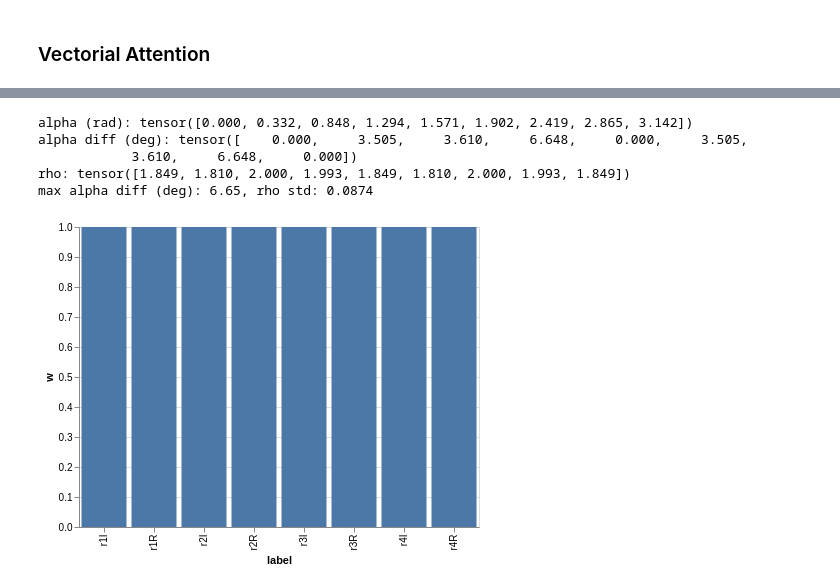
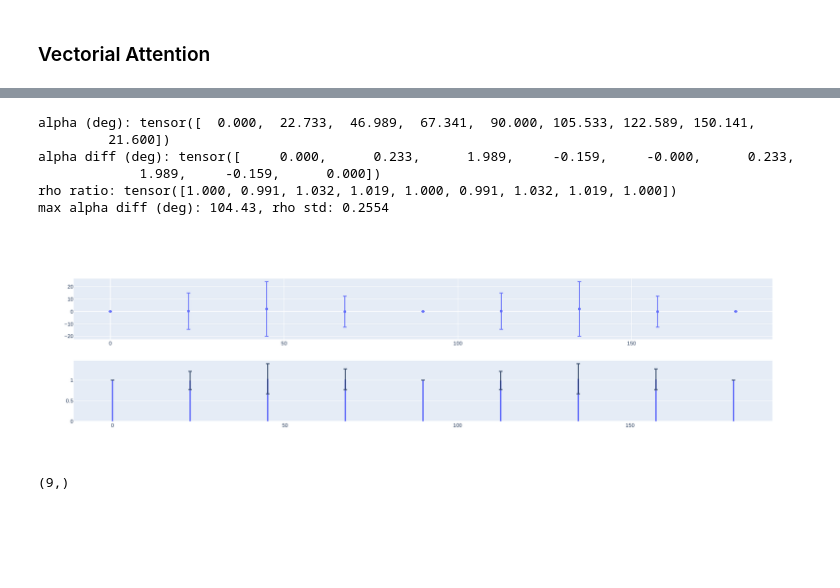
Before and after one commit to gabriel-lepetitaimon/steered-fcnn, a Jupyter notebook: notebooks/ImplementationCheck/OrientationAttention.ipynb, the cells around one changed output, grey strips where cells are left out. Saved outputs shown, nothing was run; the diff lists cells and outputs as text; code cells hidden in the pictures; blank space fills up the shorter version.

```diff
--- a/notebooks/ImplementationCheck/OrientationAttention.ipynb
+++ b/notebooks/ImplementationCheck/OrientationAttention.ipynb
@@ -28,7 +37,7 @@ torch.set_printoptions(precision=3, sci_mode=False)
 # %% [markdown]
 #### Generating a Directional Map
 # %%
-base = SteerableKernelBase.from_steerable(4, oversample=4)
+base = SteerableKernelBase.create_radial(5, oversample=4)
 # %%
 x = torch.linspace(-2,2,5)
 x,y = torch.meshgrid(x,x)
@@ -75,15 +107,19 @@ ortho_base = OrthoKernelBase.from_steerable(4, oversample=100)
 # %%
-w = torch.ones((1,1,8))#ortho_base.create_weights(1,1)
-v = ortho_base.ortho_conv2d(diamond_rot[:,None], w, padding='valid').squeeze()
+v = ortho_base.ortho_conv2d(diamond_rot[:,None], w, padding='valid')[...,0,1,1]
 alpha = torch.atan2(v[1], v[0])
 rho = torch.linalg.norm(v, dim=0)
-alpha_diff = abs(((alpha-alpha[0])%(2*np.pi))-torch.Tensor(alphas))*180/np.pi
+alpha_diff = as_angle(alpha-alpha[0,None]-torch.Tensor(alphas))*180/np.pi
+rho_ratio = rho/(rho[0,None]+1e-8)
 
-print('alpha (rad):', (alpha-alpha[0])%(2*np.pi))
+
+print('alpha (rad):', (alpha-alpha[0,None])%(2*np.pi))
 print('alpha diff (deg):', alpha_diff)
-print('rho:', rho)
+print('rho:', rho_ratio)
+print(f'max alpha diff (deg): {abs(alpha_diff).max():.2f}, rho std: {rho.std():.4f}')
 
-print(f'max alpha diff (deg): {alpha_diff.max():.2f}, rho std: {rho.std():.4f}')
-weights = pd.DataFrame(data=dict(w=w[0,0], label=ortho_base.kernels_label))
-alt.Chart(weights).mark_bar().encode(x='label:N', y='w:Q')
+fig = make_subplots(2)
+fig.add_trace(px.scatter(x=alphas*180/np.pi, y=alpha_diff).data[0], row=1, col=1)
+fig.add_trace(px.bar(x=alphas*180/np.pi, y=rho_ratio).data[0], row=2, col=1)
+fig.update_layout(height=500)
+fig.update_traces(row=2, width=0.5)
 # %% [output]
@@ -96,20 +132,30 @@ max alpha diff (deg): 0.03, rho std: 0.0666
 # %%
-w = torch.ones((1,1,8))#ortho_base.create_weights(1,1)
-v = ortho_base.ortho_conv2d(noise_rot[:,None], w, padding='valid').squeeze()
+# w = ortho_base.init_weights(1,1)
+v = ortho_base.ortho_conv2d(noise_rot.flatten(end_dim=1)[:, None], w, padding='valid')[...,1,1].reshape((2,9,noise_rot.shape[1]))#[...,5,None]
 alpha = torch.atan2(v[1], v[0])
 rho = torch.linalg.norm(v, dim=0)
-alpha_diff = abs(((alpha-alpha[0])%(2*np.pi))-torch.Tensor(alphas))*180/np.pi
+alpha_diff = as_angle(alpha-alpha[0,None]-torch.Tensor(alphas)[:,None,])*180/np.pi
+rho_ratio = rho/(rho[0,None]+1e-8)
 
-print('alpha (rad):', (alpha-alpha[0])%(2*np.pi))
-print('alpha diff (deg):', alpha_diff)
-print('rho:', rho)
+print('alpha (deg):', (as_angle(alpha-alpha[0,None])*180/np.pi).mean(1).flatten())
+print('alpha diff (deg):', alpha_diff.mean(1).flatten())
+print('rho ratio:', rho_ratio.mean(1).flatten())
+print(f'max alpha diff (deg): {abs(alpha_diff).max():.2f}, rho std: {rho.std():.4f}')
 
-print(f'max alpha diff (deg): {alpha_diff.max():.2f}, rho std: {rho.std():.4f}')
-alt.Chart(weights).mark_bar().encode(x='label:N', y='w:Q')
+fig = make_subplots(2)
+fig.add_trace(px.scatter(x=alphas*180/np.pi, y=alpha_diff.mean(1), error_y=alpha_diff.std(1)).data[0], row=1, col=1)
+fig.add_trace(px.bar(x=alphas*180/np.pi, y=rho_ratio.mean(1), error_y=rho_ratio.std(1)).data[0], row=2, col=1)
+fig.update_layout(height=500)
+fig.update_traces(row=2, width=0.5)
 # %% [output]
-alpha (rad): tensor([0.000, 0.332, 0.848, 1.294, 1.571, 1.902, 2.419, 2.865, 3.142])
-alpha diff (deg): tensor([    0.000,     3.505,     3.610,     6.648,     0.000,     3.505,
-            3.610,     6.648,     0.000])
-rho: tensor([1.849, 1.810, 2.000, 1.993, 1.849, 1.810, 2.000, 1.993, 1.849])
-max alpha diff (deg): 6.65, rho std: 0.0874
+alpha (deg): tensor([  0.000,  22.733,  46.989,  67.341,  90.000, 105.533, 122.589, 150.141,
+         21.600])
+alpha diff (deg): tensor([     0.000,      0.233,      1.989,     -0.159,     -0.000,      0.233,
+             1.989,     -0.159,      0.000])
+rho ratio: tensor([1.000, 0.991, 1.032, 1.019, 1.000, 0.991, 1.032, 1.019, 1.000])
+max alpha diff (deg): 104.43, rho std: 0.2554
-[figure, old version]
+[figure, new version]
+# %%
+alphas.shape
+# %% [output]
+(9,)
```
Also changed, not shown: parts of 7 cells of this notebook, 3 other files.
